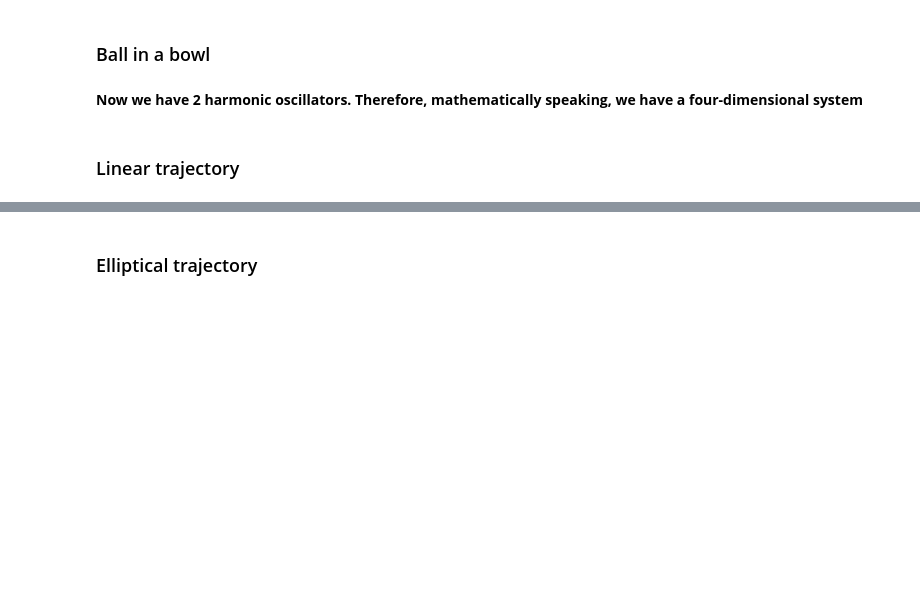
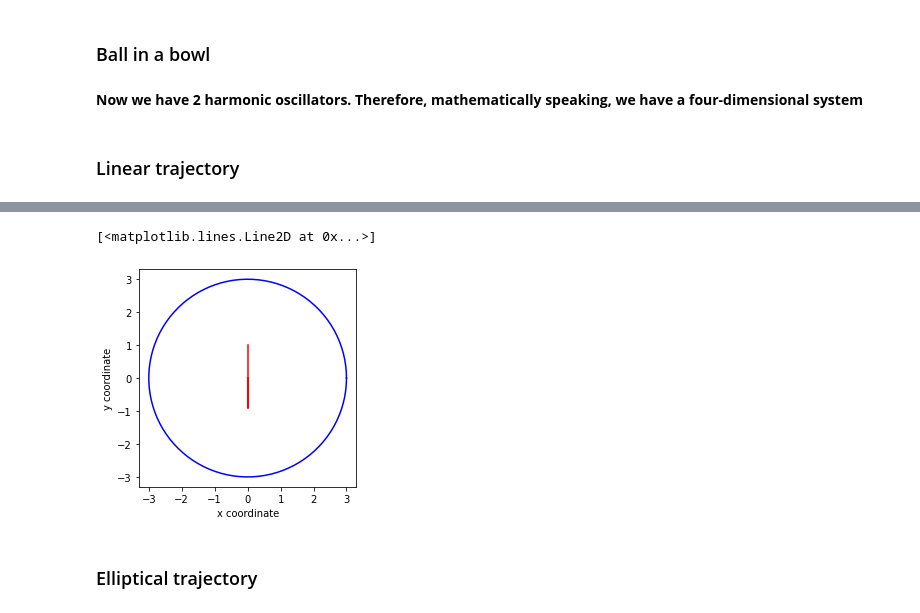
Before and after one commit to Xavier-ML/Computational-Physics-with-Python, a Jupyter notebook: 07a_Multidimensional_rolling_ball_template.ipynb, the cells around one changed output, grey strips where cells are left out. Cells and saved outputs as stored; diff of their text form; code cells hidden in the pictures; blank space fills up the shorter version.

```diff
--- a/07a_Multidimensional_rolling_ball_template.ipynb
+++ b/07a_Multidimensional_rolling_ball_template.ipynb
@@ -84,2 +121,19 @@ Or, going back to our initial nomenclature:
+# %%
+fig = plt.figure()
+ax = fig.add_subplot(1,1,1)
+ax.set_aspect(1)
+
+plt.xlabel("x coordinate")
+plt.ylabel("y coordinate")
+
+plt.plot(solution.y[0], solution.y[1], "red")
+
+t_array = np.linspace(0, 2*np.pi, 100)
+x_array = 3*np.cos(t_array)
+y_array = 3*np.sin(t_array)
+plt.plot(x_array,y_array, "blue")
+# %% [output]
+[<matplotlib.lines.Line2D at 0x...>]
+[figure, added]
 # %% [markdown]
 ### Elliptical trajectory
```
Also changed, not shown: parts of 6 cells of this notebook.
